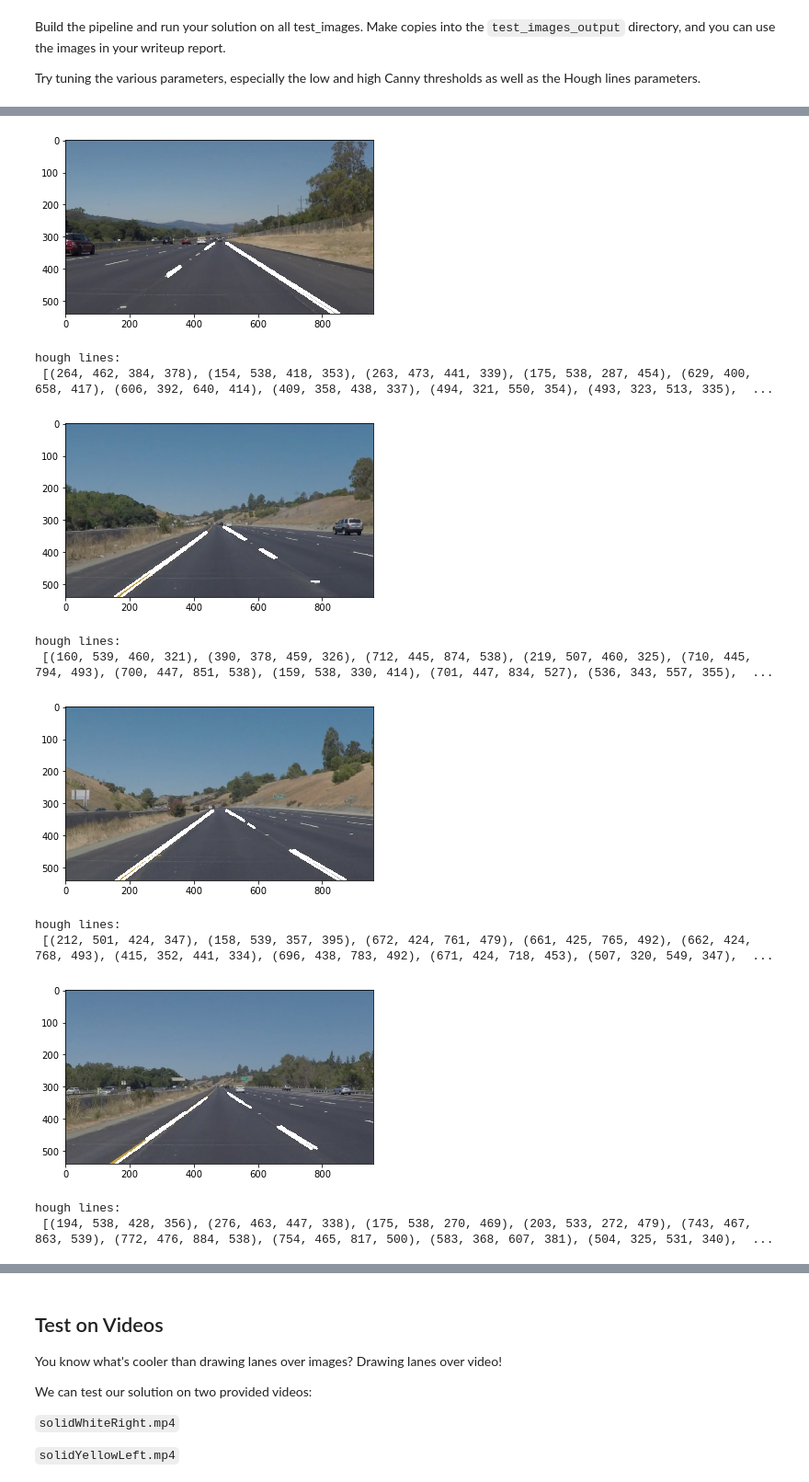
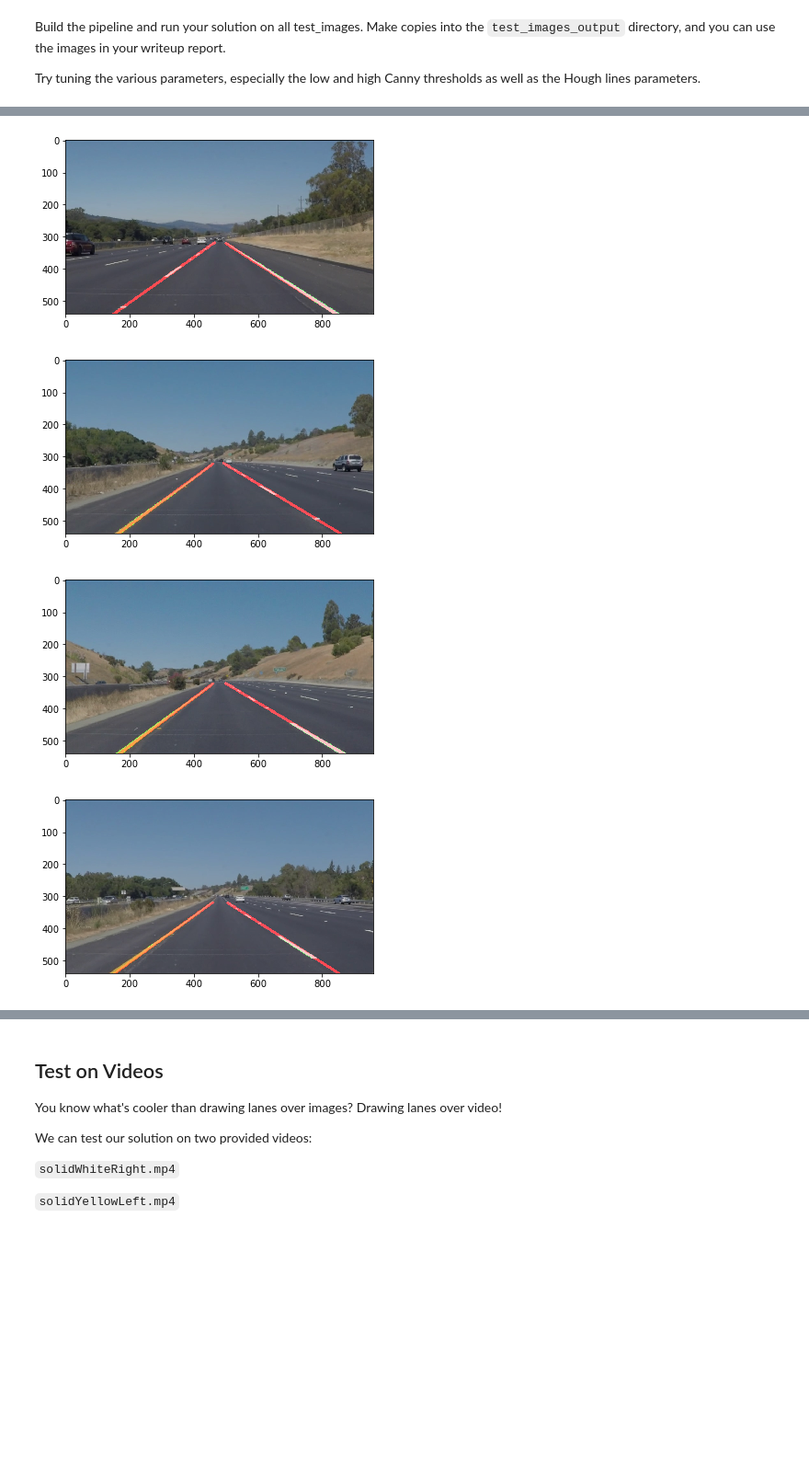
Before and after one commit to paul-michalik/CarND-LaneLines-P1, a Jupyter notebook: P1.ipynb, the cells around one changed output, grey strips where cells are left out. Shown: that part at 92% size. Drawn from its saved outputs; the diff is of its cells as text; code cells hidden in the pictures; blank space fills up the shorter version.

Commit message:
Video pipeline functional! Challenge isn't working properly.

```diff
--- a/P1.ipynb
+++ b/P1.ipynb
@@ -205,11 +222,11 @@ def draw_lines(img, lines, region, degree=1, color=[255, 0, 0], thickness=2):
     """
     for line in lines:
         for x1,y1,x2,y2 in line:
-            cv2.line(img, (x1, y1), (x2, y2), color, thickness)
+            cv2.line(img, (x1, y1), (x2, y2), color=[0,255,0], thickness=1)
 
     draw_full_lanes(img, lines, region, degree, color, thickness)
 
-def hough_lines(img, rho, theta, threshold, min_line_len, max_line_gap, region):
+def hough_lines(img, rho, theta, threshold, min_line_len, max_line_gap, region, degree=1, color=[255, 0, 0], thickness=2):
     """
     `img` should be the output of a Canny transform.
 
@@ -218,7 +235,7 @@ def hough_lines(img, rho, theta, threshold, min_line_len, max_line_gap, region):
     lines = cv2.HoughLinesP(img, rho, theta, threshold, np.array([]), minLineLength=min_line_len, maxLineGap=max_line_gap)
 
     line_img = np.zeros((img.shape[0], img.shape[1], 3), dtype=np.uint8)
-    draw_lines(line_img, lines, region, color=[255, 0, 0], thickness=5)
+    draw_lines(line_img, lines, region, degree, color, thickness)
     return line_img
 
 # Python 3 has support for cool math symbols.
@@ -263,41 +317,7 @@ Try tuning the various parameters, especially the low and high Canny thresholds
 # %%
-# TODO: Build your pipeline that will draw lane lines on the test_images
-# then save them to the test_images directory.
-def extract_lanes(image, ext_args):
-    current = grayscale(image)
-    current = gaussian_blur(current, ext_args.kernel_size)
-    current = canny(current, ext_args.canny_low, ext_args.canny_high)
-    current = region_of_interest(current, ext_args.region_quad);
-    current = hough_lines(current,
-        ext_args.hough_rho,
-        ext_args.hough_theta,
-        ext_args.hough_threshhold,
-        ext_args.hough_min_line_length,
-        ext_args.hough_max_line_gap,
-        ext_args.region_quad
-    )
-
-    return weighted_img(current, image)
-
-# move to next cell
-import collections
-
-ExtractionArgs = collections.namedtuple('ExtractionArgs',
-    [
-        'kernel_size',
-        'region_quad',
-        'canny_low',
-        'canny_high',
-        'hough_rho', # distance resolution in pixels of the Hough grid
-        'hough_theta', # angular resolution in radians of the Hough grid
-        'hough_threshhold', # minimum number of votes (intersections in Hough grid cell)
-        'hough_min_line_length', #minimum number of pixels making up a line
-        'hough_max_line_gap' # maximum gap in pixels between connectable line segments
-    ])
-
 ext_args = ExtractionArgs(
+    # This is the "calibration data" - assuming fixed image size 540 x 960
     kernel_size = 5,
-    # assuming fixed image size 540 x 960
     region_quad = np.array([[
         (140, 540),
         (460, 320),
@@ -310,10 +330,9 @@ ext_args = ExtractionArgs(
     hough_theta = np.pi/180,
     hough_threshhold = 20,
     hough_min_line_length = 20,
-    hough_max_line_gap = 10
+    hough_max_line_gap = 10,
+    degree = 1
 )
-
-print("region:\n", ext_args.region_quad);
 
 test_dir = "test_images"
 for test_file in os.listdir(test_dir):
@@ -334,12 +344,4 @@ hough lines:
-[figure, old version]
+[figure, new version]
-hough lines:
- [(264, 462, 384, 378), (154, 538, 418, 353), (263, 473, 441, 339), (175, 538, 287, 454), (629, 400, 658, 417), (606, 392, 640, 414), (409, 358, 438, 337), (494, 321, 550, 354), (493, 323, 513, 335),  ...
-[figure, old version]
+[figure, new version]
-hough lines:
- [(160, 539, 460, 321), (390, 378, 459, 326), (712, 445, 874, 538), (219, 507, 460, 325), (710, 445, 794, 493), (700, 447, 851, 538), (159, 538, 330, 414), (701, 447, 834, 527), (536, 343, 557, 355),  ...
-[figure, old version]
+[figure, new version]
-hough lines:
- [(212, 501, 424, 347), (158, 539, 357, 395), (672, 424, 761, 479), (661, 425, 765, 492), (662, 424, 768, 493), (415, 352, 441, 334), (696, 438, 783, 492), (671, 424, 718, 453), (507, 320, 549, 347),  ...
-[figure, old version]
+[figure, new version]
-hough lines:
- [(194, 538, 428, 356), (276, 463, 447, 338), (175, 538, 270, 469), (203, 533, 272, 479), (743, 467, 863, 539), (772, 476, 884, 538), (754, 465, 817, 500), (583, 368, 607, 381), (504, 325, 531, 340),  ...
```
Also changed, not shown: parts of 12 cells of this notebook, 1 other file.
